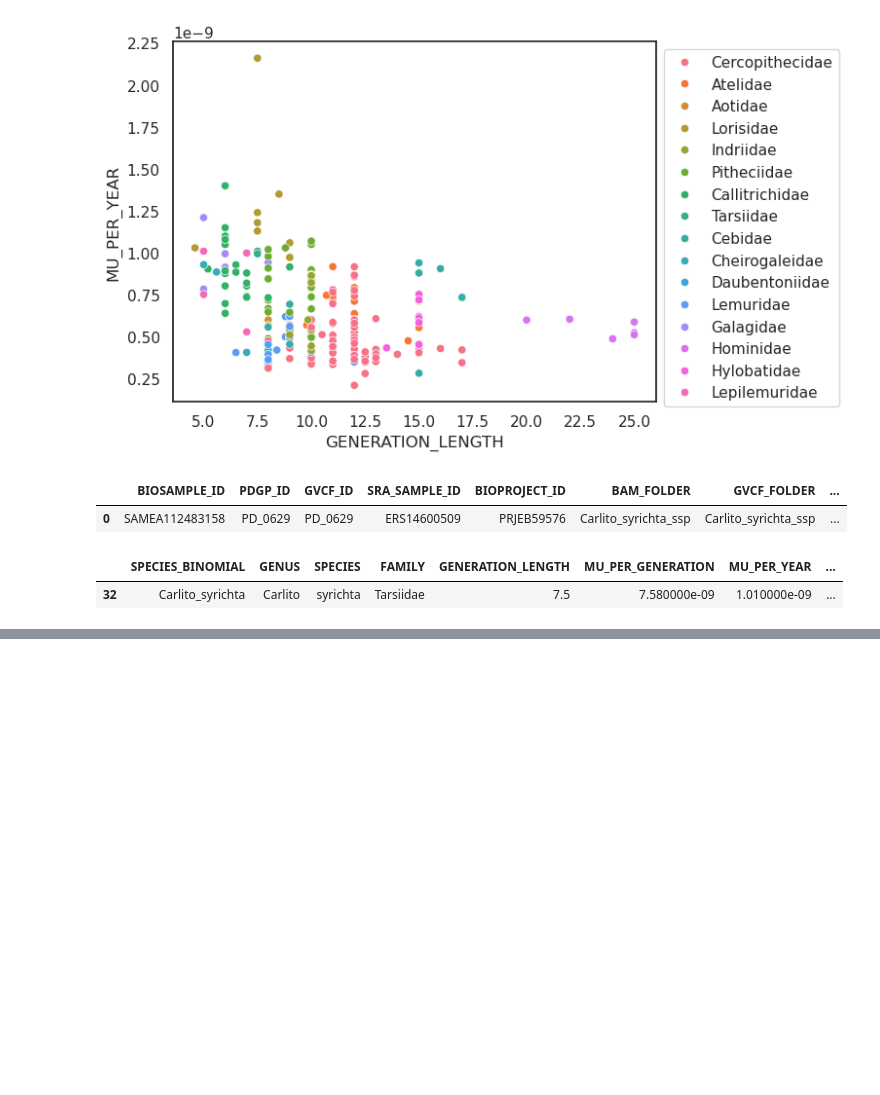
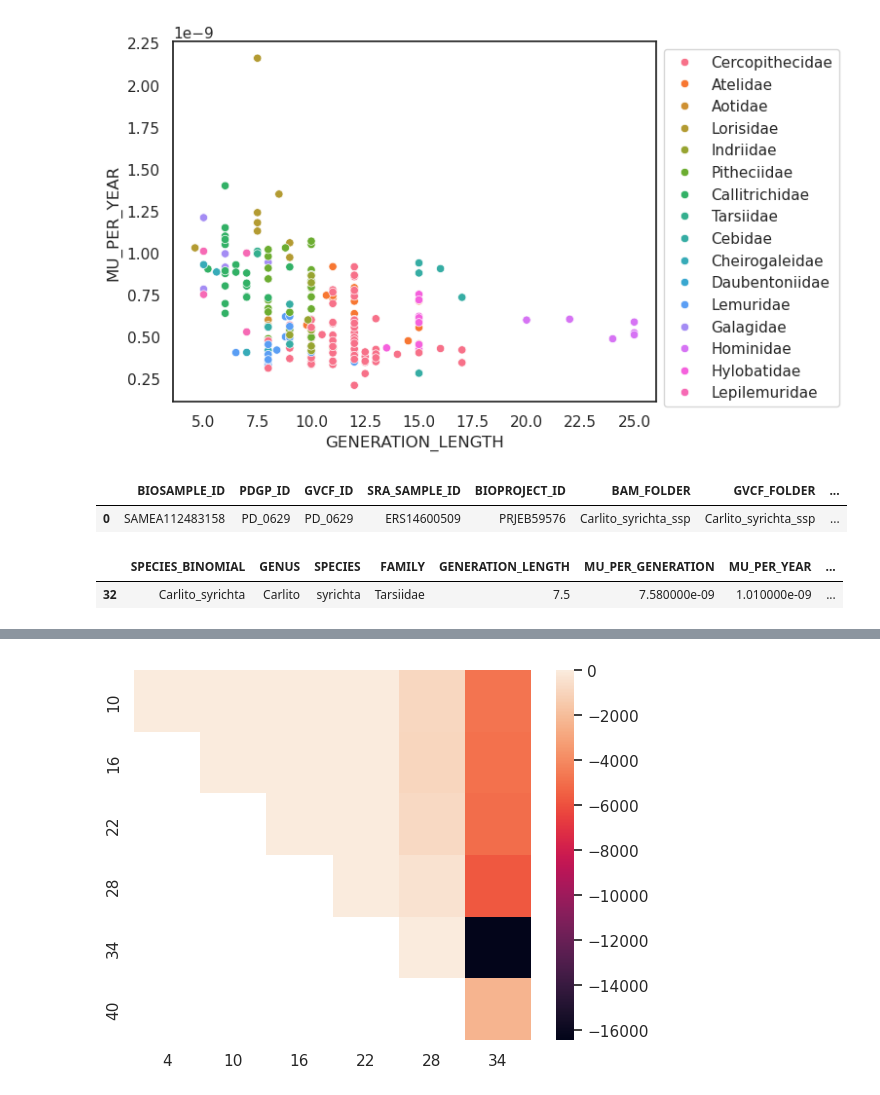
Before and after one commit to erikfogh/selection_primates, a Jupyter notebook: notebooks/cobraa01_one_sample_visuals.ipynb, the cells around one changed output, grey strips where cells are left out. Drawn from its saved outputs; the diff is of its cells as text; code cells hidden in the pictures; blank space fills up the shorter version.

Commit message:
Cobraa work

```diff
--- a/notebooks/cobraa01_one_sample_visuals.ipynb
+++ b/notebooks/cobraa01_one_sample_visuals.ipynb
@@ -143,0 +167,15 @@ ind_inf
+# %%
+def get_gamma_from_file(file):
+    lines = !cat {file}
+    return float([i for i in lines if 'gamma' in i][0].split(' ')[-1])
+
+def get_LL_from_file(filename):
+    with open(filename) as f:
+        lines = f.readlines()
+    return float([i for i in lines if 'likelihood' in i and 'final' in i][0].split(' ')[-1])
+
+for p in glob.glob("../steps/cobraa/PD_0629/aut_D5*"):
+    print(get_gamma_from_file(p), get_LL_from_file(p), p)
+
+for p in glob.glob("../steps/cobraa/PD_0629/aut_fi*"):
+    print(get_LL_from_file(p), p)
@@ -143,0 +225,18 @@ ind_inf
+# %%
+
+for ind in ["PD_0629"]:
+    final_params_file_pan = f'../steps/cobraa/{ind}/aut_final_parameters.txt'
+    pan_LL = get_LL_from_file(final_params_file_pan)
+    matrix_LL_diffs = np.zeros(shape=(6,6))
+    matrix_LL_diffs[:] = np.nan
+    for te in range(10, 42, 6):
+        for ts in range(4, te-4, 6):
+            final_params_file_struct = f'../steps/cobraa/{ind}/aut_D50_ts{ts}_te{te}_final_parameters.txt'
+            struct_LL = get_LL_from_file(final_params_file_struct)
+            diff_LL = struct_LL - pan_LL
+            matrix_LL_diffs[int(ts/6),int((te-6)/6)] = diff_LL
+    matrix_LL_diffs = matrix_LL_diffs**3
+    g = sns.heatmap(matrix_LL_diffs)
+    g.set(xticklabels=list(range(4, te-4, 6)), yticklabels=list(range(10, 42, 6)))
+# %% [output]
+[figure, added]
```
Also changed, not shown: parts of 10 cells of this notebook, 1 other file.
